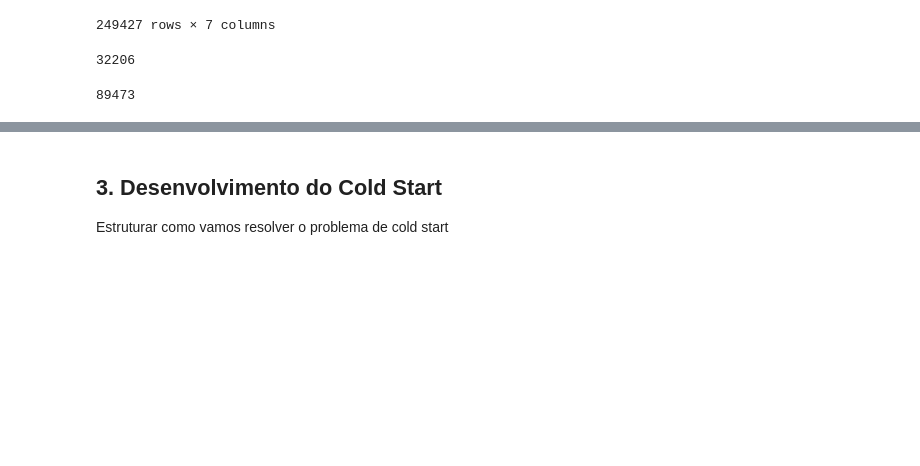
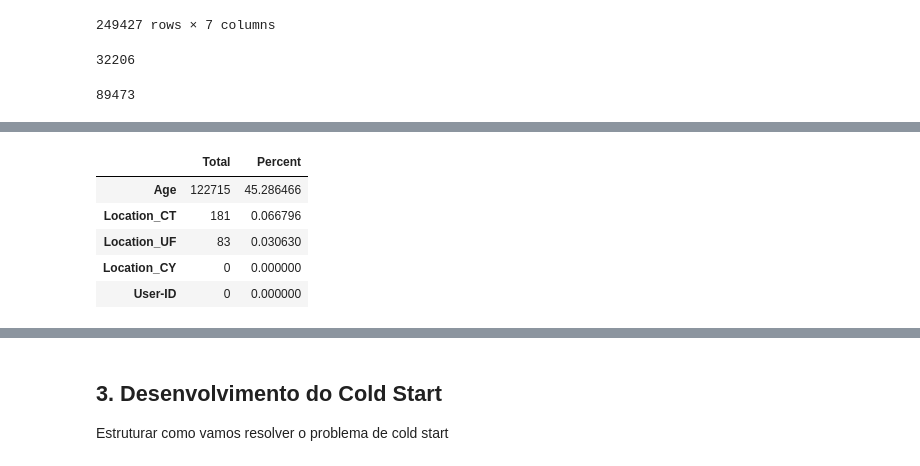
Before and after one commit to vivitc/deep-learning-books, a Jupyter notebook: Trabalho_DL_Books.ipynb, the cells around one changed output, grey strips where cells are left out. Drawn from its saved outputs; the diff is of its cells as text; code cells hidden in the pictures; blank space fills up the shorter version.

```diff
--- a/Trabalho_DL_Books.ipynb
+++ b/Trabalho_DL_Books.ipynb
@@ -538,0 +575,12 @@ books_evaluated
+# %%
+total = df_users_usa.isnull().sum().sort_values(ascending = False)
+percent = (df_users_usa.isnull().sum()/df_users_usa.isnull().count()*100).sort_values(ascending = False)
+missing_df_users_usa  = pd.concat([total, percent], axis=1, keys=['Total', 'Percent'])
+missing_df_users_usa
+# %% [output]
+|  | Total | Percent |
+| Age | 122715 | 45.286466 |
+| Location_CT | 181 | 0.066796 |
+| Location_UF | 83 | 0.030630 |
+| Location_CY | 0 | 0.000000 |
+| User-ID | 0 | 0.000000 |
```
Also changed, not shown: parts of 15 cells of this notebook.
